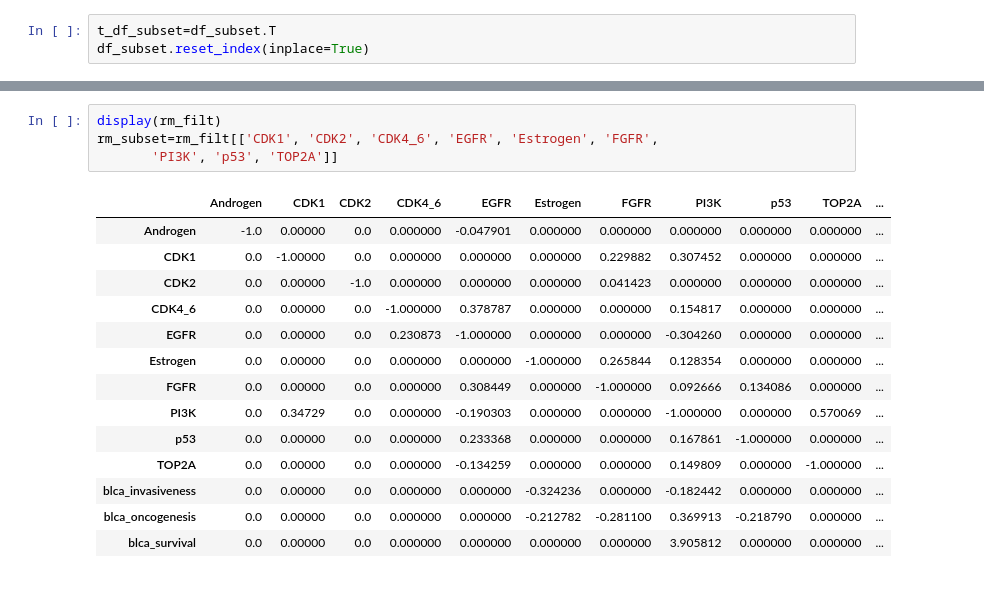
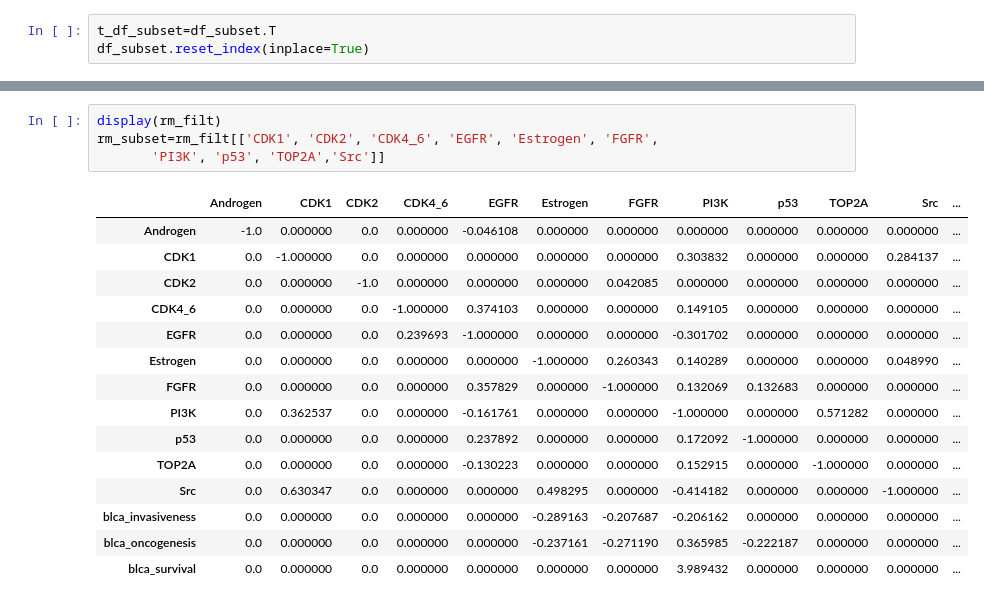
Before and after one commit to jingsday/blca_publication, a Jupyter notebook: blca_publication_Scripts/blca_Scripts_bmra/blca_Scripts_bmra_bc3c/03_bmra_run.ipynb, the cells around one changed output, grey strips where cells are left out. Saved outputs shown, nothing was run; the diff lists cells and outputs as text.

```diff
--- a/blca_publication_Scripts/blca_Scripts_bmra/blca_Scripts_bmra_bc3c/03_bmra_run.ipynb
+++ b/blca_publication_Scripts/blca_Scripts_bmra/blca_Scripts_bmra_bc3c/03_bmra_run.ipynb
@@ -389,22 +399,23 @@ Text(0.5, 1.0, 'Predicted global signaling pathway responses of BC3C cell line u
 # %%
 display(rm_filt)
 rm_subset=rm_filt[['CDK1', 'CDK2', 'CDK4_6', 'EGFR', 'Estrogen', 'FGFR',
-       'PI3K', 'p53', 'TOP2A']]
+       'PI3K', 'p53', 'TOP2A','Src']]
 # %% [output]
-|  | Androgen | CDK1 | CDK2 | CDK4_6 | EGFR | Estrogen | FGFR | PI3K | p53 | TOP2A | ... |
-| Androgen | -1.0 | 0.00000 | 0.0 | 0.000000 | -0.047901 | 0.000000 | 0.000000 | 0.000000 | 0.000000 | 0.000000 | ... |
-| CDK1 | 0.0 | -1.00000 | 0.0 | 0.000000 | 0.000000 | 0.000000 | 0.229882 | 0.307452 | 0.000000 | 0.000000 | ... |
-| CDK2 | 0.0 | 0.00000 | -1.0 | 0.000000 | 0.000000 | 0.000000 | 0.041423 | 0.000000 | 0.000000 | 0.000000 | ... |
-| CDK4_6 | 0.0 | 0.00000 | 0.0 | -1.000000 | 0.378787 | 0.000000 | 0.000000 | 0.154817 | 0.000000 | 0.000000 | ... |
-| EGFR | 0.0 | 0.00000 | 0.0 | 0.230873 | -1.000000 | 0.000000 | 0.000000 | -0.304260 | 0.000000 | 0.000000 | ... |
-| Estrogen | 0.0 | 0.00000 | 0.0 | 0.000000 | 0.000000 | -1.000000 | 0.265844 | 0.128354 | 0.000000 | 0.000000 | ... |
-| FGFR | 0.0 | 0.00000 | 0.0 | 0.000000 | 0.308449 | 0.000000 | -1.000000 | 0.092666 | 0.134086 | 0.000000 | ... |
-| PI3K | 0.0 | 0.34729 | 0.0 | 0.000000 | -0.190303 | 0.000000 | 0.000000 | -1.000000 | 0.000000 | 0.570069 | ... |
-| p53 | 0.0 | 0.00000 | 0.0 | 0.000000 | 0.233368 | 0.000000 | 0.000000 | 0.167861 | -1.000000 | 0.000000 | ... |
-| TOP2A | 0.0 | 0.00000 | 0.0 | 0.000000 | -0.134259 | 0.000000 | 0.000000 | 0.149809 | 0.000000 | -1.000000 | ... |
-| blca_invasiveness | 0.0 | 0.00000 | 0.0 | 0.000000 | 0.000000 | -0.324236 | 0.000000 | -0.182442 | 0.000000 | 0.000000 | ... |
-| blca_oncogenesis | 0.0 | 0.00000 | 0.0 | 0.000000 | 0.000000 | -0.212782 | -0.281100 | 0.369913 | -0.218790 | 0.000000 | ... |
-| blca_survival | 0.0 | 0.00000 | 0.0 | 0.000000 | 0.000000 | 0.000000 | 0.000000 | 3.905812 | 0.000000 | 0.000000 | ... |
+|  | Androgen | CDK1 | CDK2 | CDK4_6 | EGFR | Estrogen | FGFR | PI3K | p53 | TOP2A | Src | ... |
+| Androgen | -1.0 | 0.000000 | 0.0 | 0.000000 | -0.046108 | 0.000000 | 0.000000 | 0.000000 | 0.000000 | 0.000000 | 0.000000 | ... |
+| CDK1 | 0.0 | -1.000000 | 0.0 | 0.000000 | 0.000000 | 0.000000 | 0.000000 | 0.303832 | 0.000000 | 0.000000 | 0.284137 | ... |
+| CDK2 | 0.0 | 0.000000 | -1.0 | 0.000000 | 0.000000 | 0.000000 | 0.042085 | 0.000000 | 0.000000 | 0.000000 | 0.000000 | ... |
+| CDK4_6 | 0.0 | 0.000000 | 0.0 | -1.000000 | 0.374103 | 0.000000 | 0.000000 | 0.149105 | 0.000000 | 0.000000 | 0.000000 | ... |
+| EGFR | 0.0 | 0.000000 | 0.0 | 0.239693 | -1.000000 | 0.000000 | 0.000000 | -0.301702 | 0.000000 | 0.000000 | 0.000000 | ... |
+| Estrogen | 0.0 | 0.000000 | 0.0 | 0.000000 | 0.000000 | -1.000000 | 0.260343 | 0.140289 | 0.000000 | 0.000000 | 0.048990 | ... |
+| FGFR | 0.0 | 0.000000 | 0.0 | 0.000000 | 0.357829 | 0.000000 | -1.000000 | 0.132069 | 0.132683 | 0.000000 | 0.000000 | ... |
+| PI3K | 0.0 | 0.362537 | 0.0 | 0.000000 | -0.161761 | 0.000000 | 0.000000 | -1.000000 | 0.000000 | 0.571282 | 0.000000 | ... |
+| p53 | 0.0 | 0.000000 | 0.0 | 0.000000 | 0.237892 | 0.000000 | 0.000000 | 0.172092 | -1.000000 | 0.000000 | 0.000000 | ... |
+| TOP2A | 0.0 | 0.000000 | 0.0 | 0.000000 | -0.130223 | 0.000000 | 0.000000 | 0.152915 | 0.000000 | -1.000000 | 0.000000 | ... |
+| Src | 0.0 | 0.630347 | 0.0 | 0.000000 | 0.000000 | 0.498295 | 0.000000 | -0.414182 | 0.000000 | 0.000000 | -1.000000 | ... |
+| blca_invasiveness | 0.0 | 0.000000 | 0.0 | 0.000000 | 0.000000 | -0.289163 | -0.207687 | -0.206162 | 0.000000 | 0.000000 | 0.000000 | ... |
+| blca_oncogenesis | 0.0 | 0.000000 | 0.0 | 0.000000 | 0.000000 | -0.237161 | -0.271190 | 0.365985 | -0.222187 | 0.000000 | 0.000000 | ... |
+| blca_survival | 0.0 | 0.000000 | 0.0 | 0.000000 | 0.000000 | 0.000000 | 0.000000 | 3.989432 | 0.000000 | 0.000000 | 0.000000 | ... |
 # %%
 rm_subset=rm_subset.loc[['blca_invasiveness',	'blca_oncogenesis',	'blca_survival']]
 rm_subset=rm_subset.T
```
Also changed, not shown: parts of 14 cells of this notebook.
